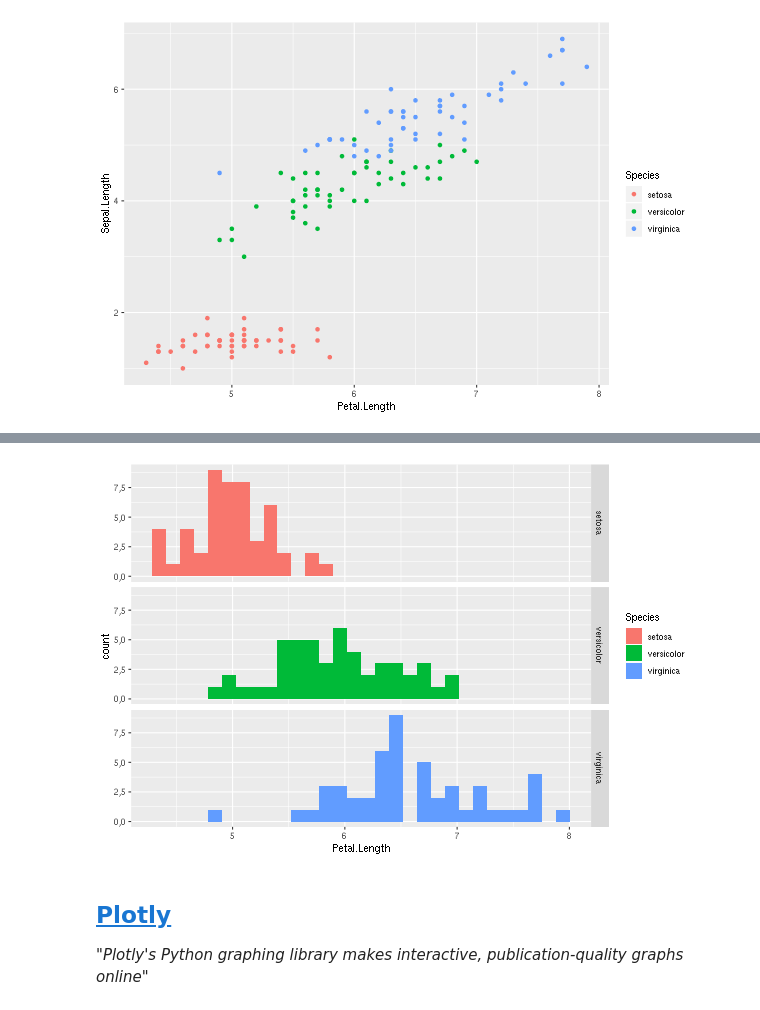
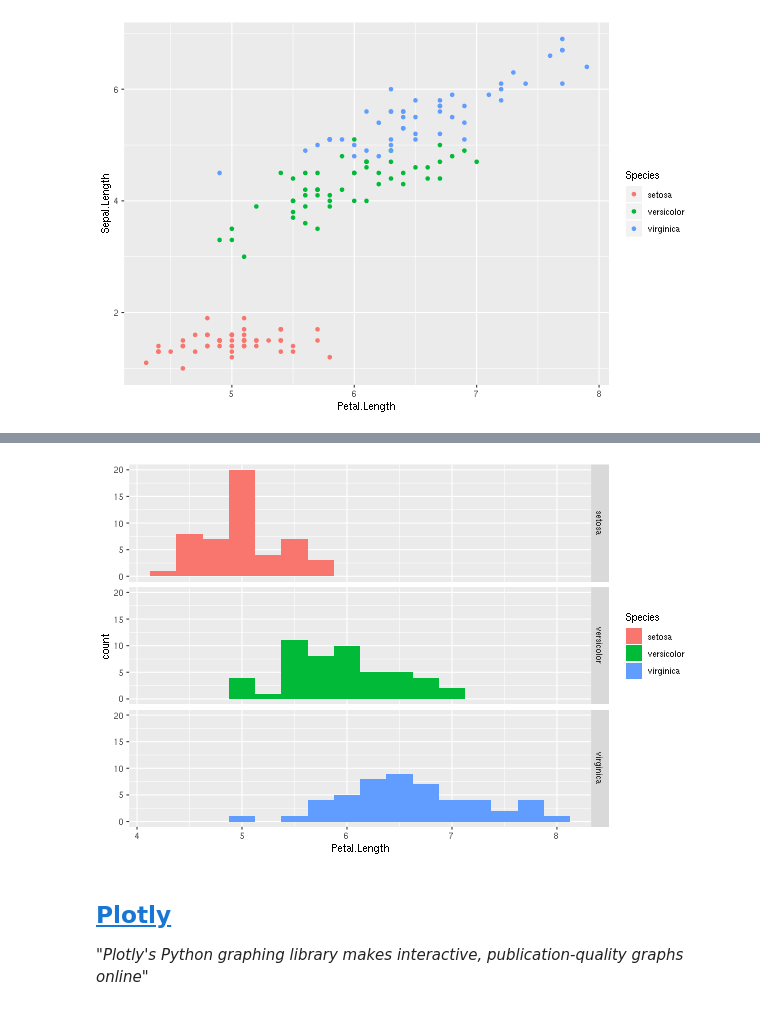
Before and after one commit to samuelmurail/jupyter_training_course, a Jupyter notebook: notebook/04_interactive_data_viz.ipynb, the cells around one changed output, grey strips where cells are left out. Saved outputs shown, nothing was run; the diff lists cells and outputs as text; code cells hidden in the pictures.

Commit message:
Add binwidth

```diff
--- a/notebook/04_interactive_data_viz.ipynb
+++ b/notebook/04_interactive_data_viz.ipynb
@@ -147,7 +147,7 @@ library("ggplot2")
 
 
 distri <- ggplot(data=iris_pd)+
-            geom_histogram(aes(Petal.Length, fill=Species))+
+            geom_histogram(aes(Petal.Length, fill=Species), binwidth=0.25)+
             facet_grid(Species ~ .)
 print(distri)
 # %% [output]
@@ -155,4 +155,4 @@ print(distri)
-[figure, old version]
+[figure, new version]
 # %% [markdown]
 ## [Plotly](https://plot.ly/python/)
 
```
Also changed, not shown: parts of 1 cell of this notebook.
